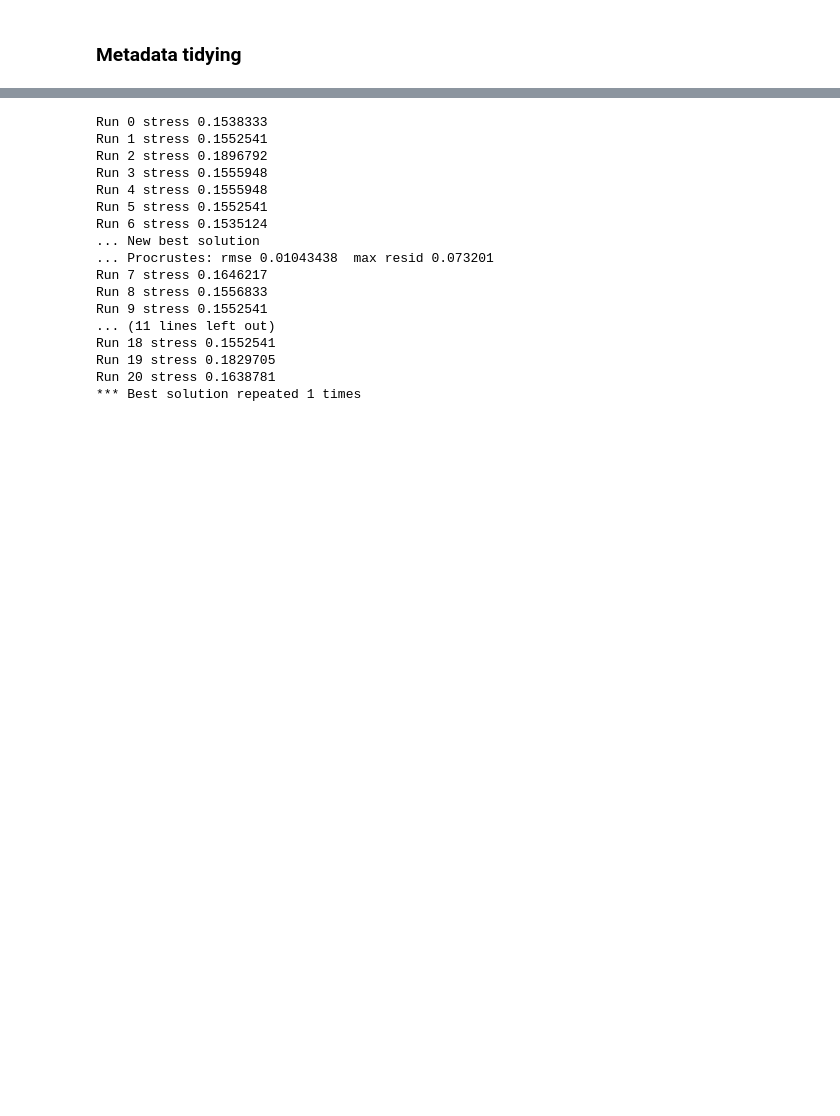
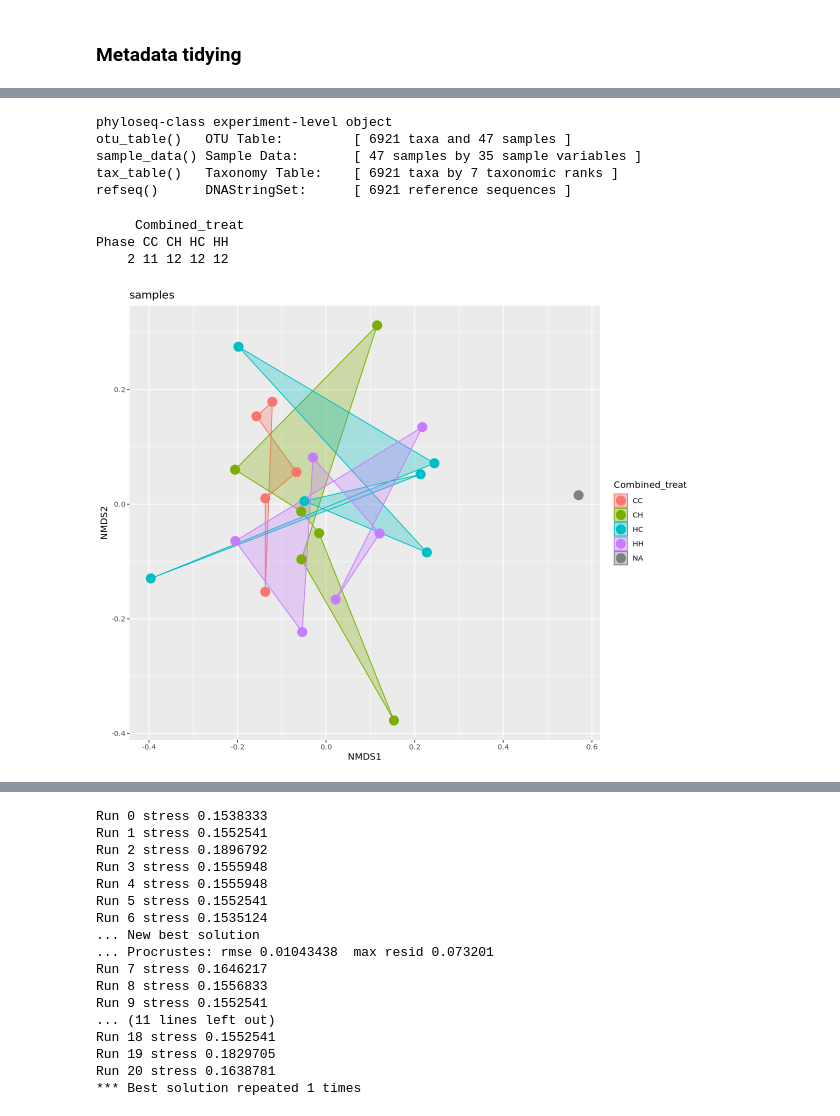
Before and after one commit to jfiorilla/ORCC_16S, a Jupyter notebook: phyloseq-working.ipynb, the cells around one changed output, grey strips where cells are left out. Drawn from its saved outputs; the diff is of its cells as text; code cells hidden in the pictures; blank space fills up the shorter version.

```diff
--- a/phyloseq-working.ipynb
+++ b/phyloseq-working.ipynb
@@ -132,0 +260,4 @@ plot_richness(ps, x="Combined_treat", measures=c("Shannon", "Simpson"), color="P
+# %%
+# Remove taxa that are no longer represented in phyloseq object
+ps_prune <- prune_taxa(taxa_sums(ps_noMitochondria) > 0, ps_noMitochondria)
+ps_prune
@@ -132,0 +270,4 @@ plot_richness(ps, x="Combined_treat", measures=c("Shannon", "Simpson"), color="P
+# %%
+# Convert raw counts to relative abundances
+ps_norm = transform_sample_counts(ps_prune, function(x) 1E6 * x / sum(x))
+ps_norm
@@ -132,0 +357,22 @@ plot_richness(ps, x="Combined_treat", measures=c("Shannon", "Simpson"), color="P
+# %%
+# Remove taxa absent from the subset
+ps_hyp2 <- prune_taxa(taxa_sums(ps_hyp2) > 0, ps_hyp2)
+ps_hyp2
+# %% [output]
+phyloseq-class experiment-level object
+otu_table()   OTU Table:         [ 6921 taxa and 47 samples ]
+sample_data() Sample Data:       [ 47 samples by 35 sample variables ]
+tax_table()   Taxonomy Table:    [ 6921 taxa by 7 taxonomic ranks ]
+refseq()      DNAStringSet:      [ 6921 reference sequences ]
+# %%
+with(sample_data(ps_hyp2), table(Phase, Combined_treat))
+# C4C6W67_gill lost due to low reads
+# %% [output]
+     Combined_treat
+Phase CC CH HC HH
+    2 11 12 12 12
+# %%
+p2 = plot_ordination(ps_hyp2, hyp2.ord, type="samples", color="Combined_treat")
+p2 + geom_polygon(aes(fill=Combined_treat), alpha=0.3) + geom_point(size=5) + ggtitle("samples")
+# %% [output]
+[figure, added]
```
Also changed, not shown: parts of 62 cells of this notebook, 3 other files.
